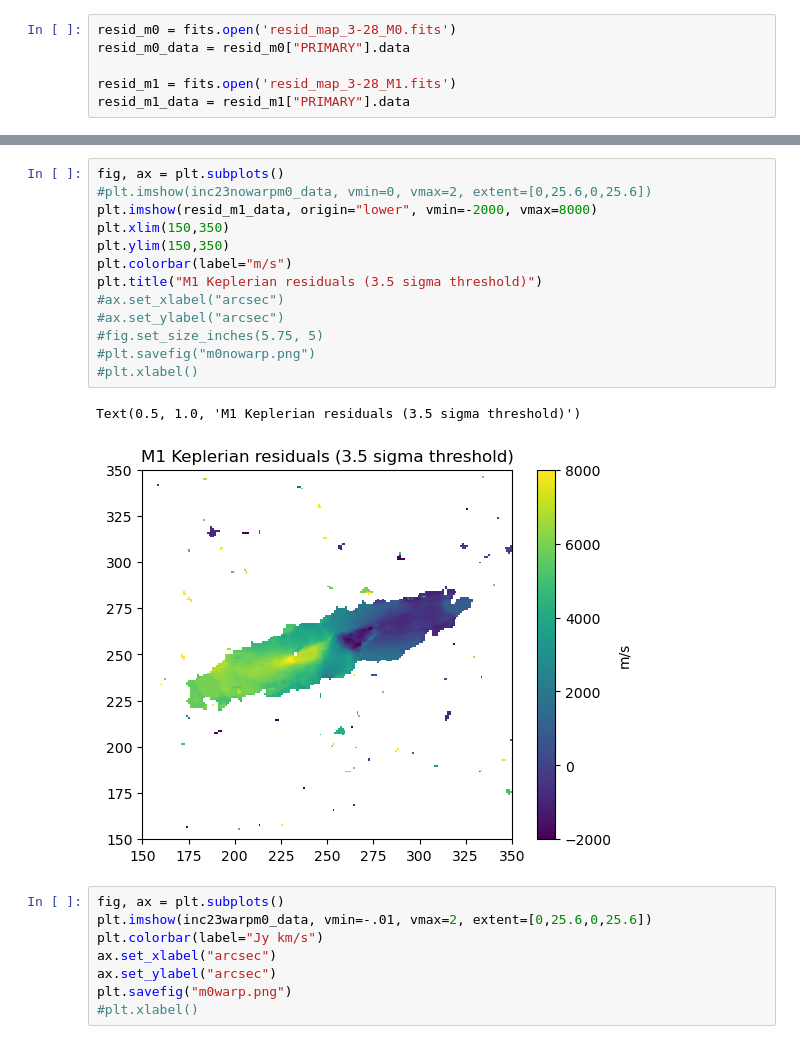
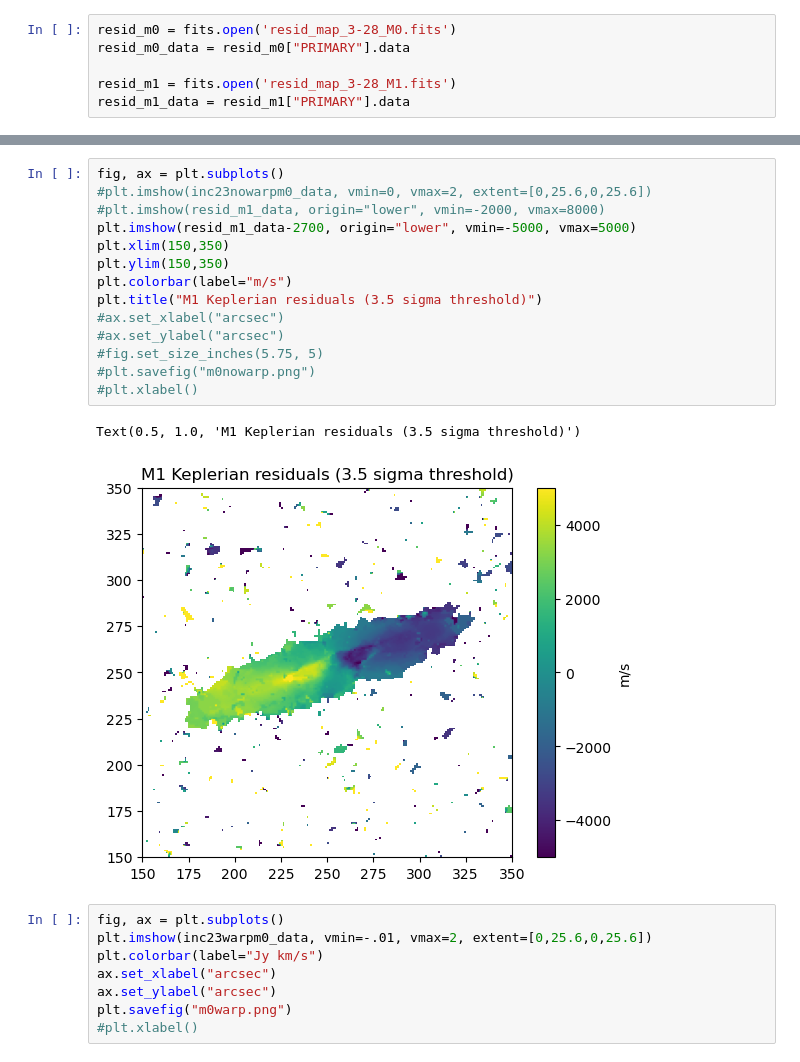
Before and after one commit to theochawla/49ceti_warpmodel, a Jupyter notebook: thesis_plots/momentplots.ipynb, the cells around one changed output, grey strips where cells are left out. Drawn from its saved outputs; the diff is of its cells as text.

```diff
--- a/thesis_plots/momentplots.ipynb
+++ b/thesis_plots/momentplots.ipynb
@@ -91,19 +91,20 @@ Text(0.5, 1.0, 'M0 Keplerian residuals (3 sigma threshold)')
 # %%
 fig, ax = plt.subplots()
 #plt.imshow(inc23nowarpm0_data, vmin=0, vmax=2, extent=[0,25.6,0,25.6])
-plt.imshow(resid_m1_data, origin="lower", vmin=-2000, vmax=8000)
+#plt.imshow(resid_m1_data, origin="lower", vmin=-2000, vmax=8000)
+plt.imshow(resid_m1_data-2700, origin="lower", vmin=-5000, vmax=5000)
 plt.xlim(150,350)
 plt.ylim(150,350)
 plt.colorbar(label="m/s")
 plt.title("M1 Keplerian residuals (3.5 sigma threshold)")
 #ax.set_xlabel("arcsec")
 #ax.set_ylabel("arcsec")
 #fig.set_size_inches(5.75, 5)
 #plt.savefig("m0nowarp.png")
 #plt.xlabel()
 # %% [output]
 Text(0.5, 1.0, 'M1 Keplerian residuals (3.5 sigma threshold)')
-[figure, old version]
+[figure, new version]
 # %%
 fig, ax = plt.subplots()
 plt.imshow(inc23warpm0_data, vmin=-.01, vmax=2, extent=[0,25.6,0,25.6])
```
Also changed, not shown: parts of 3 cells of this notebook, 26 other files.
